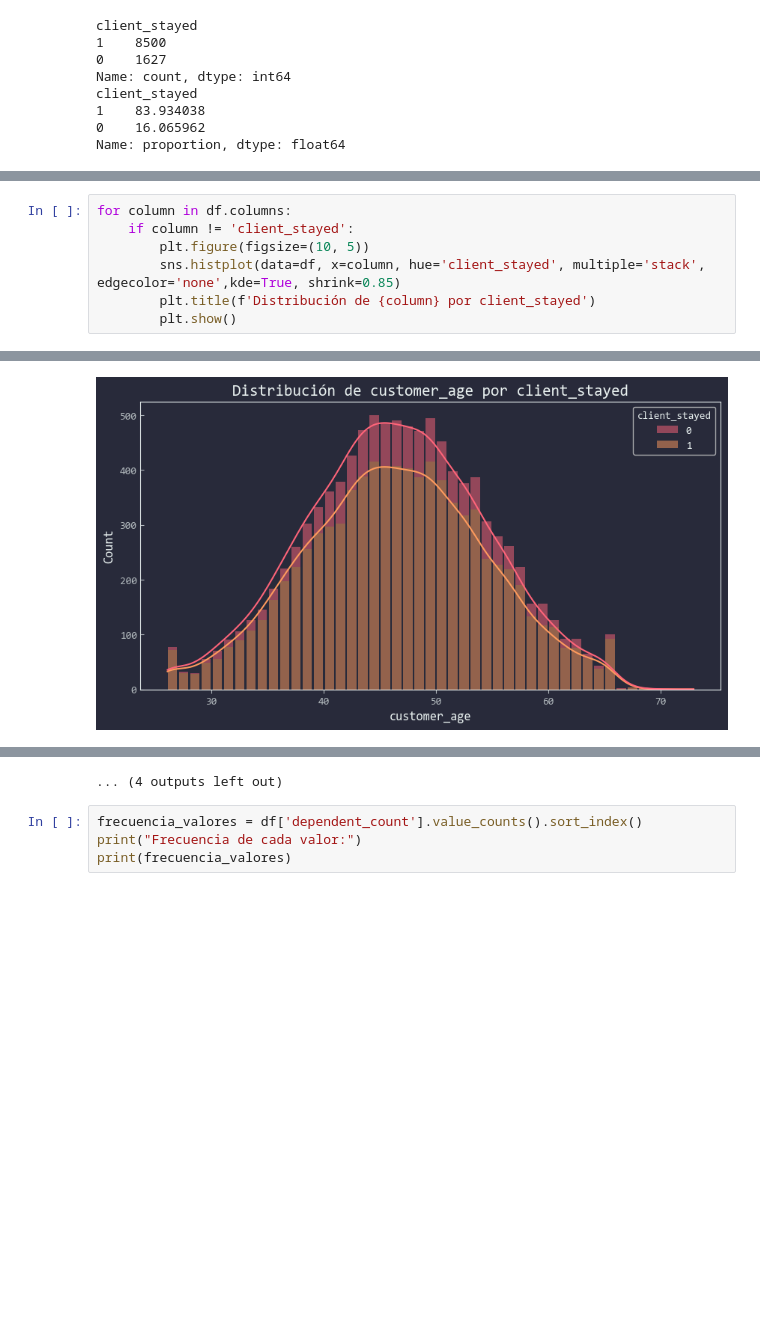
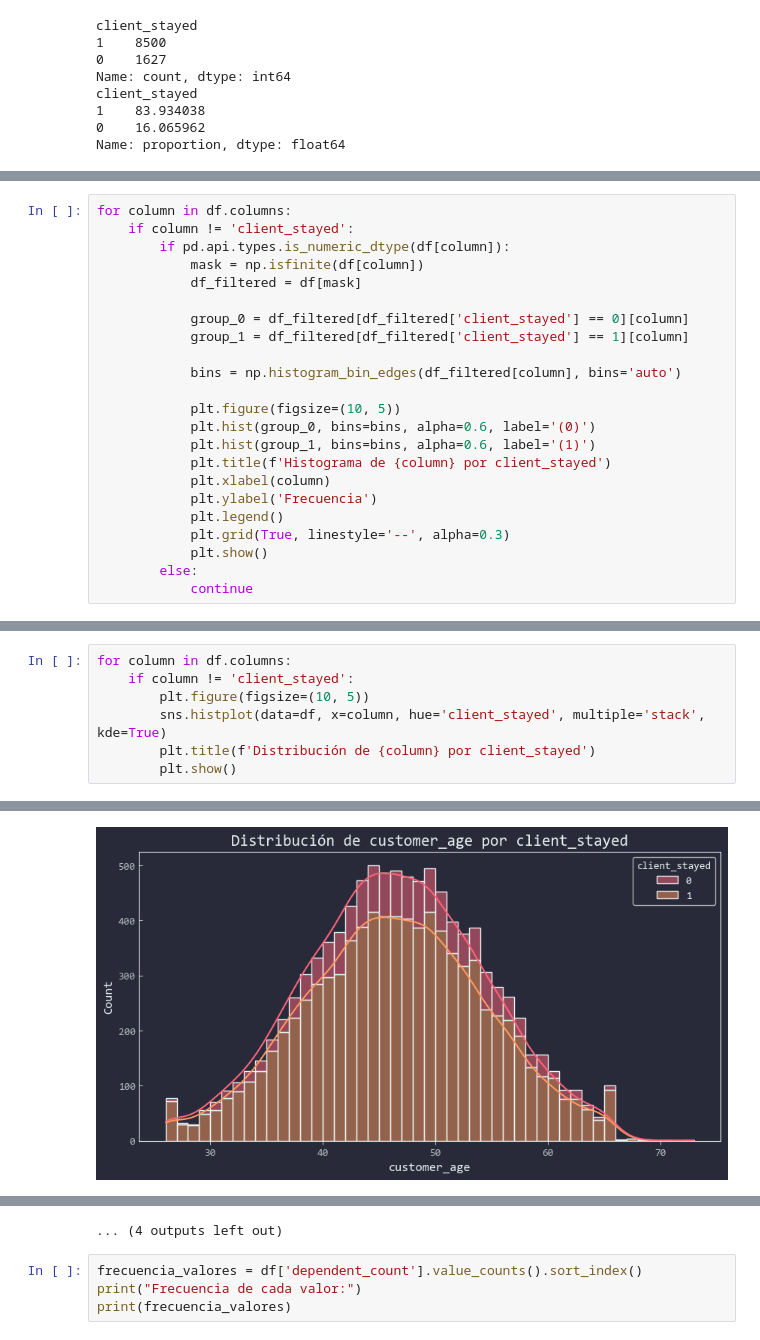
Before and after one commit to Toutl/Data-Processing-Laboratory, a Jupyter notebook: Examenes/III/02_eduardo.ipynb, the cells around one changed output, grey strips where cells are left out. Cells and saved outputs as stored; diff of their text form; blank space fills up the shorter version.

Commit message:
fix the graphics

```diff
--- a/Examenes/III/02_eduardo.ipynb
+++ b/Examenes/III/02_eduardo.ipynb
@@ -124,0 +125,23 @@ resultado
+# %%
+for column in df.columns:
+    if column != 'client_stayed':
+        if pd.api.types.is_numeric_dtype(df[column]):
+            mask = np.isfinite(df[column])
+            df_filtered = df[mask]
+
+            group_0 = df_filtered[df_filtered['client_stayed'] == 0][column]
+            group_1 = df_filtered[df_filtered['client_stayed'] == 1][column]
+
+            bins = np.histogram_bin_edges(df_filtered[column], bins='auto')
+
+            plt.figure(figsize=(10, 5))
+            plt.hist(group_0, bins=bins, alpha=0.6, label='(0)')
+            plt.hist(group_1, bins=bins, alpha=0.6, label='(1)')
+            plt.title(f'Histograma de {column} por client_stayed')
+            plt.xlabel(column)
+            plt.ylabel('Frecuencia')
+            plt.legend()
+            plt.grid(True, linestyle='--', alpha=0.3)
+            plt.show()
+        else:
+            continue
@@ -126,7 +161,7 @@ resultado
 for column in df.columns:
     if column != 'client_stayed':
         plt.figure(figsize=(10, 5))
-        sns.histplot(data=df, x=column, hue='client_stayed', multiple='stack', edgecolor='none',kde=True, shrink=0.85)
+        sns.histplot(data=df, x=column, hue='client_stayed', multiple='stack', kde=True)
         plt.title(f'Distribución de {column} por client_stayed')
         plt.show()
 # %% [output]
@@ -134 +169 @@ for column in df.columns:
-[figure, old version]
+[figure, new version]
```
Also changed, not shown: parts of 4 cells of this notebook.
